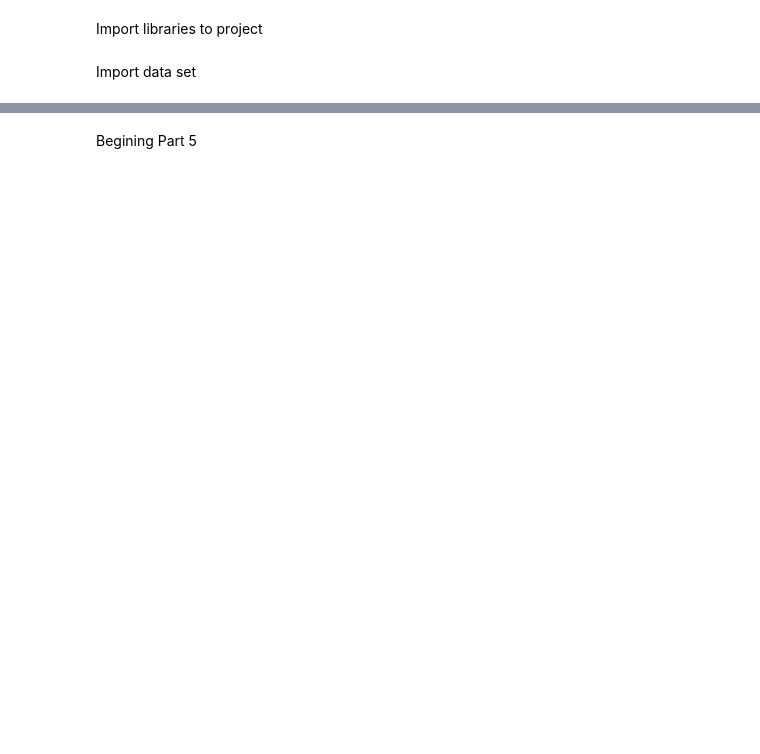
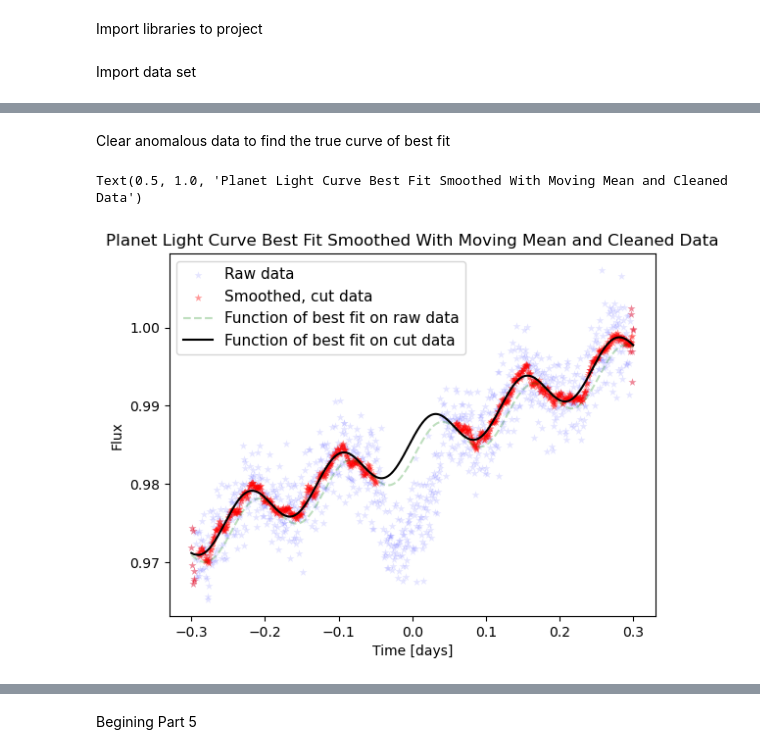
Before and after one commit to Starllation/ASTR-19-Group-Project, a Jupyter notebook: Group Project.ipynb, the cells around one changed output, grey strips where cells are left out. Cells and saved outputs as stored; diff of their text form; code cells hidden in the pictures; blank space fills up the shorter version.

```diff
--- a/Group Project.ipynb
+++ b/Group Project.ipynb
@@ -34,0 +161,28 @@ plt.scatter(plcData["time [days]"],plcData["flux"],c='b',marker='*',linewidth=0.
+# %% [markdown]
+Clear anomalous data to find the true curve of best fit
+# %%
+#A distinct anomaly can be found in the region [411:590] from the time and flux arrays
+    #Most likely caused by the exoplanet's procession in front of the star
+    #We cut the anomalous data, so as to experiment on 'clean' data
+timeCutSmoothed = np.concatenate((timeSmoothed[0:411],timeSmoothed[590:]),0)
+fluxCutSmoothed = np.concatenate((fluxSmoothed[0:411],fluxSmoothed[590:]),0)
+
+#We find the new parameters based off of our cleaned data
+paramsCut, covarianceCut = curve_fit(modelCombination, timeCutSmoothed, fluxCutSmoothed,p0=[1,1,1,50,0],sigma=0.003)
+
+#Plot our various functions and data
+plt.scatter(time,flux,c='b',marker='*',linewidth=0.0025,alpha=0.1,zorder=0,label="Raw data")
+plt.scatter(timeCutSmoothed,fluxCutSmoothed,c='r',marker='*',linewidth=0.0025,alpha=0.4,zorder=2,label="Smoothed, cut data")
+
+plt.plot(timeSmoothed, modelCombination(timeSmoothed,*params), 'g--', alpha=0.25, zorder=3,label='Function of best fit on raw data')
+plt.plot(timeSmoothed, modelCombination(timeSmoothed,*paramsCut), c='k', zorder=4,label='Function of best fit on cut data')
+
+#Adjust our graph
+plt.xlabel("Time [days]")
+plt.ylabel("Flux")
+plt.legend(fontsize = 11)
+plt.title("Planet Light Curve Best Fit Smoothed With Moving Mean and Cleaned Data")
+#plt.savefig("PlanetLightCurveCut.pdf",format="pdf")
+# %% [output]
+Text(0.5, 1.0, 'Planet Light Curve Best Fit Smoothed With Moving Mean and Cleaned Data')
+[figure, added]
```
Also changed, not shown: parts of 25 cells of this notebook.
